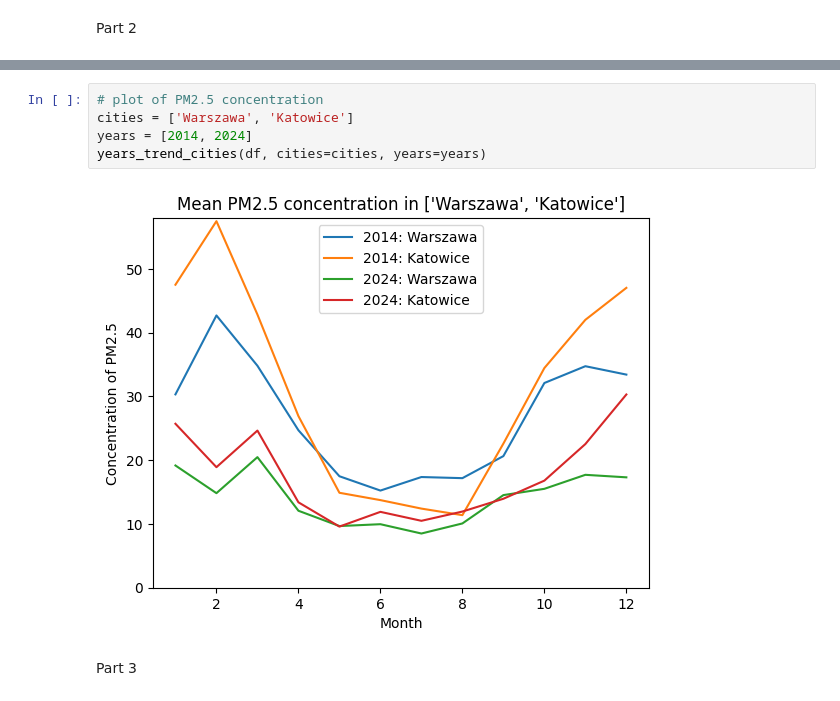
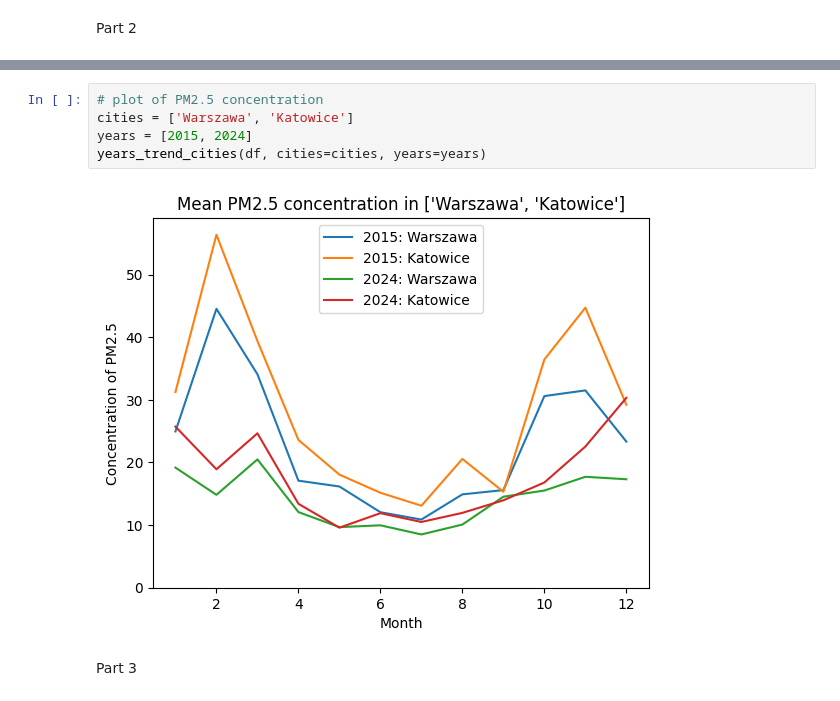
Before and after one commit to drawa-proj/fork_proj3_ztp, a Jupyter notebook: projekt_3_student.ipynb, the cells around one changed output, grey strips where cells are left out. Drawn from its saved outputs; the diff is of its cells as text.

```diff
--- a/projekt_3_student.ipynb
+++ b/projekt_3_student.ipynb
@@ -243,10 +246,10 @@ time_to_month(df)
 # %%
 # plot of PM2.5 concentration
 cities = ['Warszawa', 'Katowice']
-years = [2014, 2024]
+years = [2015, 2024]
 years_trend_cities(df, cities=cities, years=years)
 # %% [output]
-[figure, old version]
+[figure, new version]
 # %% [markdown]
 Part 3
 # %%
```
Also changed, not shown: parts of 9 cells of this notebook, 3 other files.
